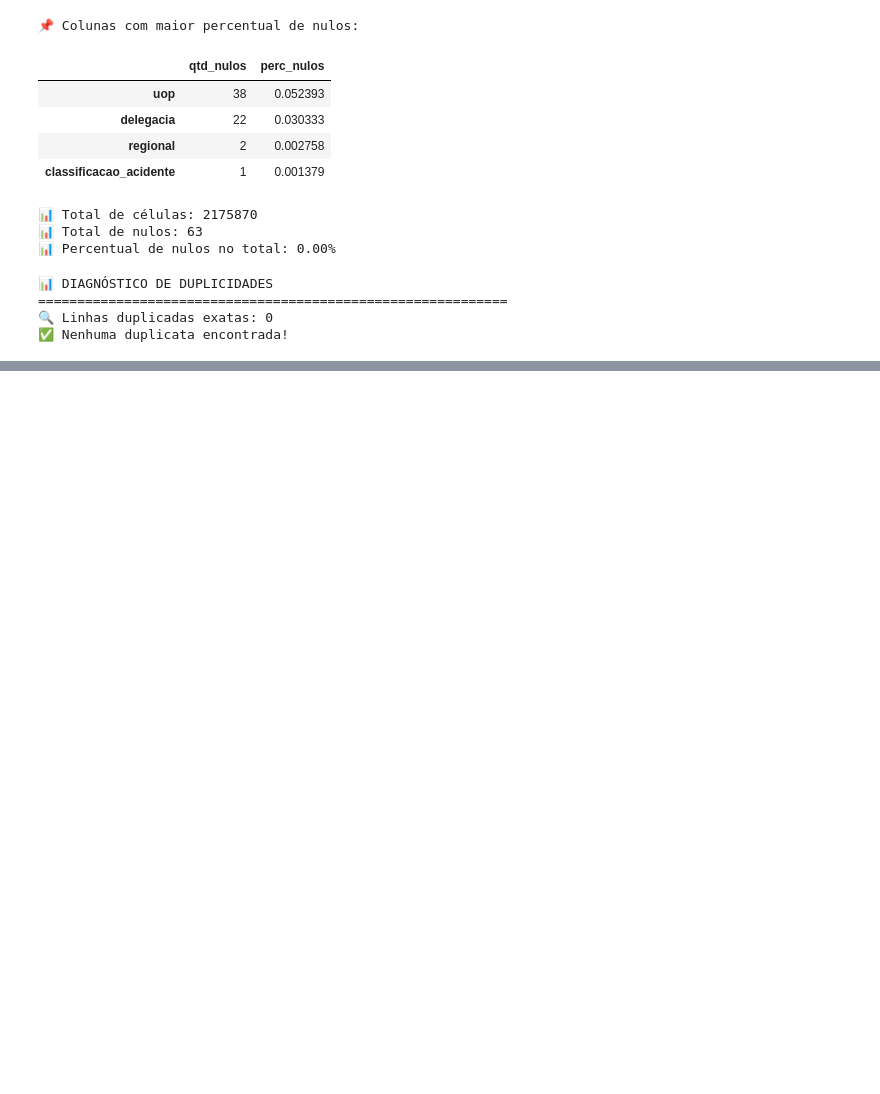
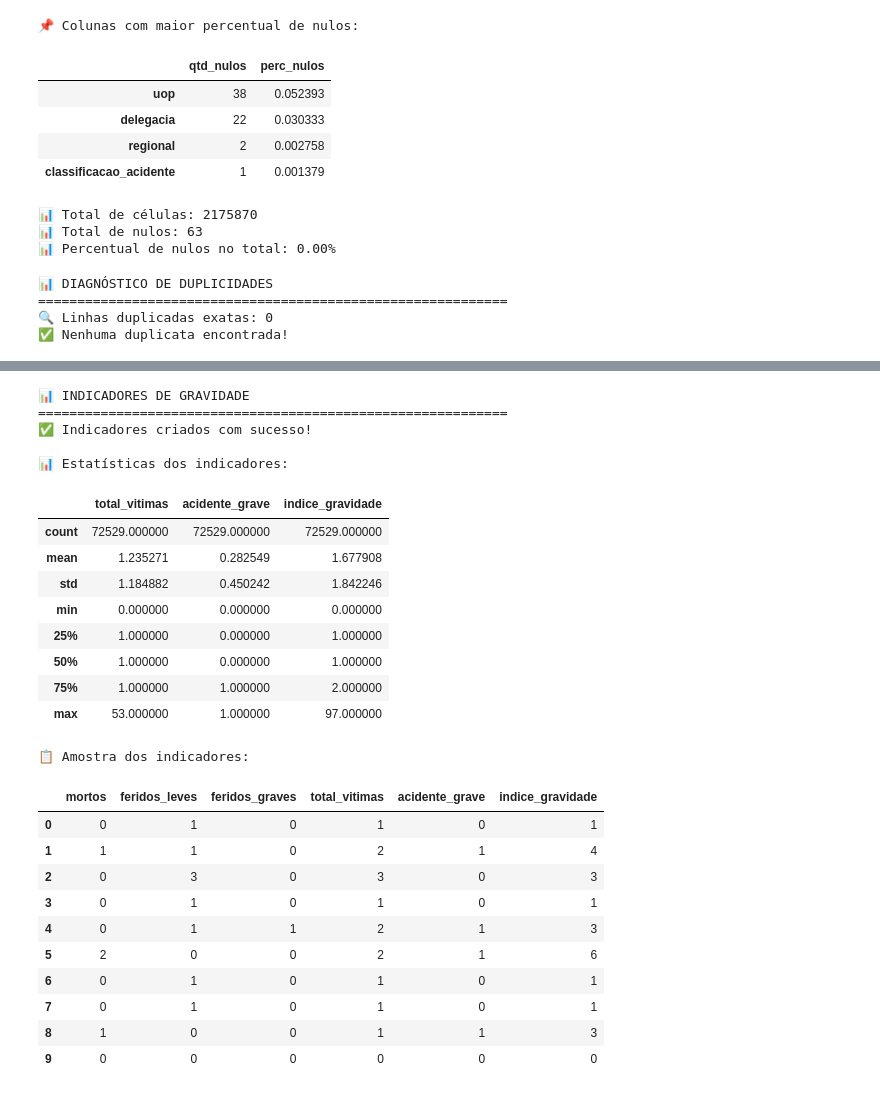
Before and after one commit to claudiodev175/modulo_1_aponti, a Jupyter notebook: notebooks/modulo4_preparacao_dados.ipynb, the cells around one changed output, grey strips where cells are left out. Drawn from its saved outputs; the diff is of its cells as text; code cells hidden in the pictures; blank space fills up the shorter version.

```diff
--- a/notebooks/modulo4_preparacao_dados.ipynb
+++ b/notebooks/modulo4_preparacao_dados.ipynb
@@ -441,0 +872,57 @@ See https://pandas.pydata.org/docs/user_guide/migration-3-strings.html#string-mi
+# %%
+# Célula 22 - Criar indicadores de gravidade
+
+print("📊 INDICADORES DE GRAVIDADE")
+print("=" * 60)
+
+# total_vitimas: soma de todas as vítimas
+df["total_vitimas"] = df["mortos"] + df["feridos_leves"] + df["feridos_graves"]
+
+# acidente_grave: 1 se houver mortos ou feridos graves, 0 caso contrário
+df["acidente_grave"] = np.where(
+    (df["mortos"] >= 1) | (df["feridos_graves"] >= 1),
+    1,
+    0
+)
+
+# indice_gravidade: pesos diferentes para cada tipo de vítima
+df["indice_gravidade"] = (
+    df["mortos"] * 3 +
+    df["feridos_graves"] * 2 +
+    df["feridos_leves"] * 1
+)
+
+print("✅ Indicadores criados com sucesso!")
+print("\n📊 Estatísticas dos indicadores:")
+estatisticas = df[["total_vitimas", "acidente_grave", "indice_gravidade"]].describe()
+display(estatisticas)
+
+print("\n📋 Amostra dos indicadores:")
+display(df[["mortos", "feridos_leves", "feridos_graves", "total_vitimas", "acidente_grave", "indice_gravidade"]].head(10))
+# %% [output]
+📊 INDICADORES DE GRAVIDADE
+============================================================
+✅ Indicadores criados com sucesso!
+
+📊 Estatísticas dos indicadores:
+|  | total_vitimas | acidente_grave | indice_gravidade |
+| count | 72529.000000 | 72529.000000 | 72529.000000 |
+| mean | 1.235271 | 0.282549 | 1.677908 |
+| std | 1.184882 | 0.450242 | 1.842246 |
+| min | 0.000000 | 0.000000 | 0.000000 |
+| 25% | 1.000000 | 0.000000 | 1.000000 |
+| 50% | 1.000000 | 0.000000 | 1.000000 |
+| 75% | 1.000000 | 1.000000 | 2.000000 |
+| max | 53.000000 | 1.000000 | 97.000000 |
+📋 Amostra dos indicadores:
+|  | mortos | feridos_leves | feridos_graves | total_vitimas | acidente_grave | indice_gravidade |
+| 0 | 0 | 1 | 0 | 1 | 0 | 1 |
+| 1 | 1 | 1 | 0 | 2 | 1 | 4 |
+| 2 | 0 | 3 | 0 | 3 | 0 | 3 |
+| 3 | 0 | 1 | 0 | 1 | 0 | 1 |
+| 4 | 0 | 1 | 1 | 2 | 1 | 3 |
+| 5 | 2 | 0 | 0 | 2 | 1 | 6 |
+| 6 | 0 | 1 | 0 | 1 | 0 | 1 |
+| 7 | 0 | 1 | 0 | 1 | 0 | 1 |
+| 8 | 1 | 0 | 0 | 1 | 1 | 3 |
+| 9 | 0 | 0 | 0 | 0 | 0 | 0 |
```
Also changed, not shown: parts of 33 cells of this notebook, 5 other files.
